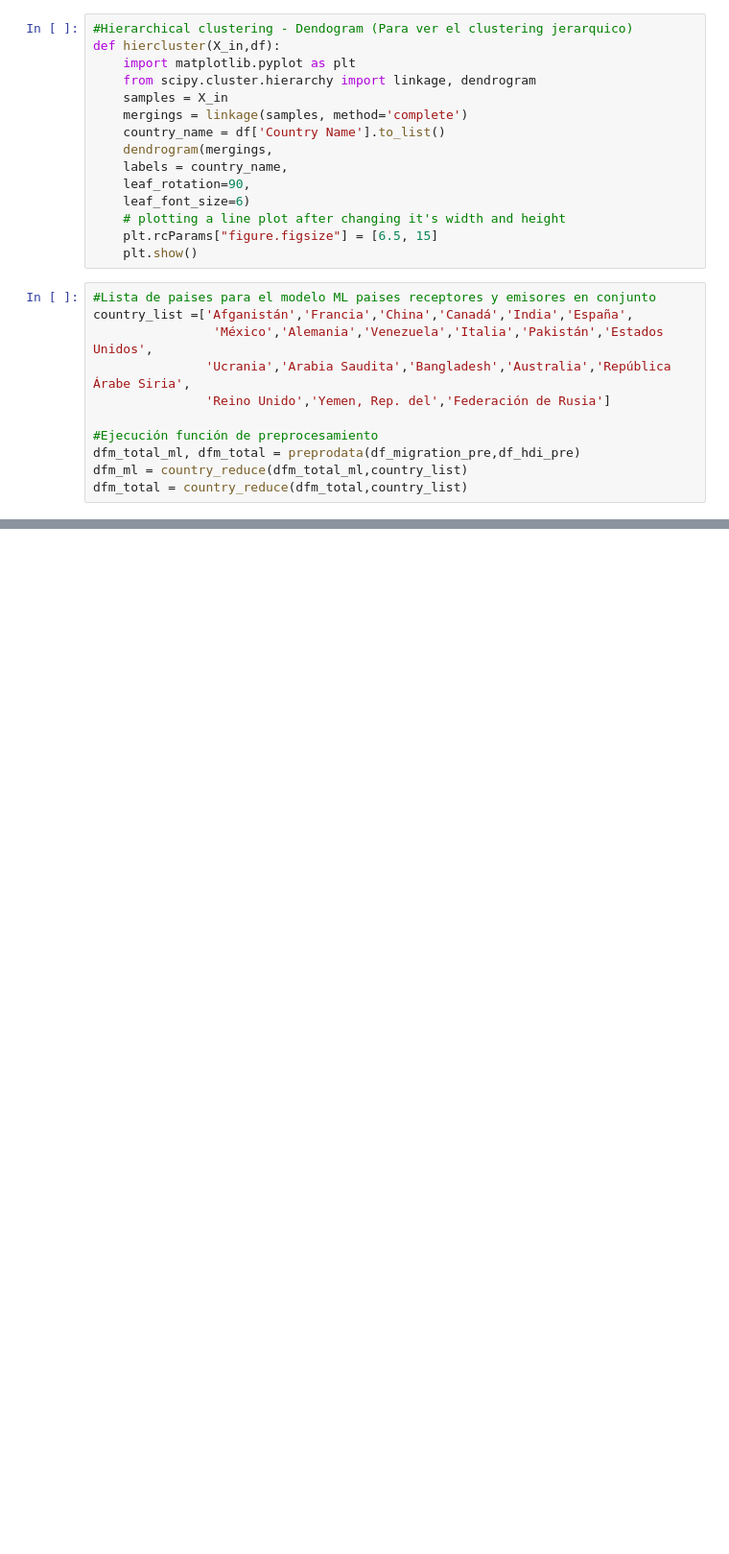
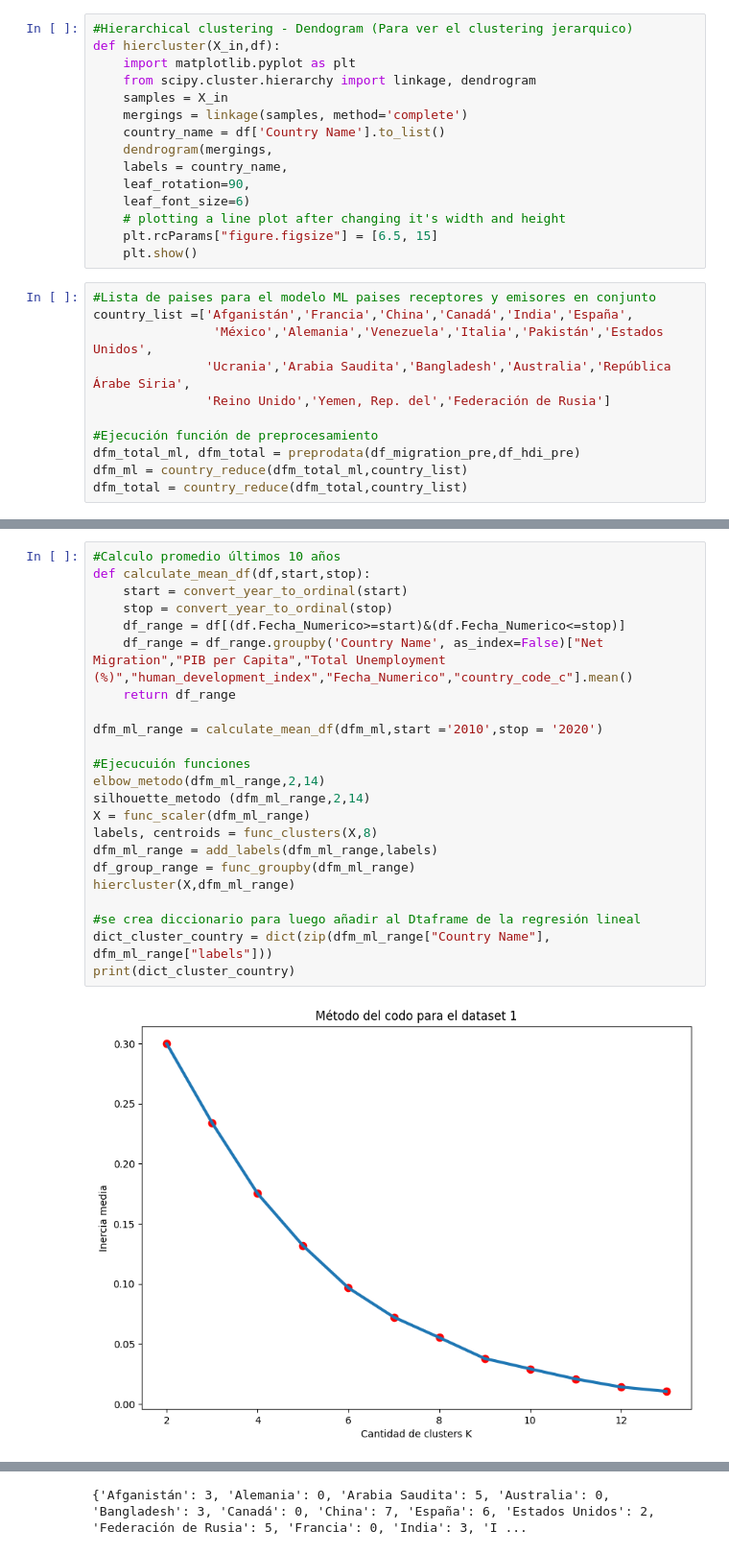
Before and after one commit to CharlyTrejo/DataScience-TeamProject, a Jupyter notebook: ML/ml_unsupervised_Kmeans_v2.ipynb, the cells around one changed output, grey strips where cells are left out. Shown at 96% size. Cells and saved outputs as stored; diff of their text form; blank space fills up the shorter version.

```diff
--- a/ML/ml_unsupervised_Kmeans_v2.ipynb
+++ b/ML/ml_unsupervised_Kmeans_v2.ipynb
@@ -290,0 +303,25 @@ Name: Country Name, dtype: int64
+# %%
+#Calculo promedio últimos 10 años
+def calculate_mean_df(df,start,stop):
+    start = convert_year_to_ordinal(start)
+    stop = convert_year_to_ordinal(stop)
+    df_range = df[(df.Fecha_Numerico>=start)&(df.Fecha_Numerico<=stop)]
+    df_range = df_range.groupby('Country Name', as_index=False)["Net Migration","PIB per Capita","Total Unemployment (%)","human_development_index","Fecha_Numerico","country_code_c"].mean()
+    return df_range
+
+dfm_ml_range = calculate_mean_df(dfm_ml,start ='2010',stop = '2020')
+
+#Ejecucuión funciones
+elbow_metodo(dfm_ml_range,2,14)
+silhouette_metodo (dfm_ml_range,2,14)
+X = func_scaler(dfm_ml_range)
+labels, centroids = func_clusters(X,8)
+dfm_ml_range = add_labels(dfm_ml_range,labels)
+df_group_range = func_groupby(dfm_ml_range)
+hiercluster(X,dfm_ml_range)
+
+#se crea diccionario para luego añadir al Dtaframe de la regresión lineal
+dict_cluster_country = dict(zip(dfm_ml_range["Country Name"], dfm_ml_range["labels"]))
+print(dict_cluster_country)
+# %% [output]
+[figure, added]
@@ -291,3 +347,4 @@ Name: Country Name, dtype: int64
+{'Afganistán': 3, 'Alemania': 0, 'Arabia Saudita': 5, 'Australia': 0, 'Bangladesh': 3, 'Canadá': 0, 'China': 7, 'España': 6, 'Estados Unidos': 2, 'Federación de Rusia': 5, 'Francia': 0, 'India': 3, 'I ...
 # %%
 #Generación de cluster - 2
 X = func_scaler(dfm_ml)
```
Also changed, not shown: parts of 10 cells of this notebook, 1 other file.
